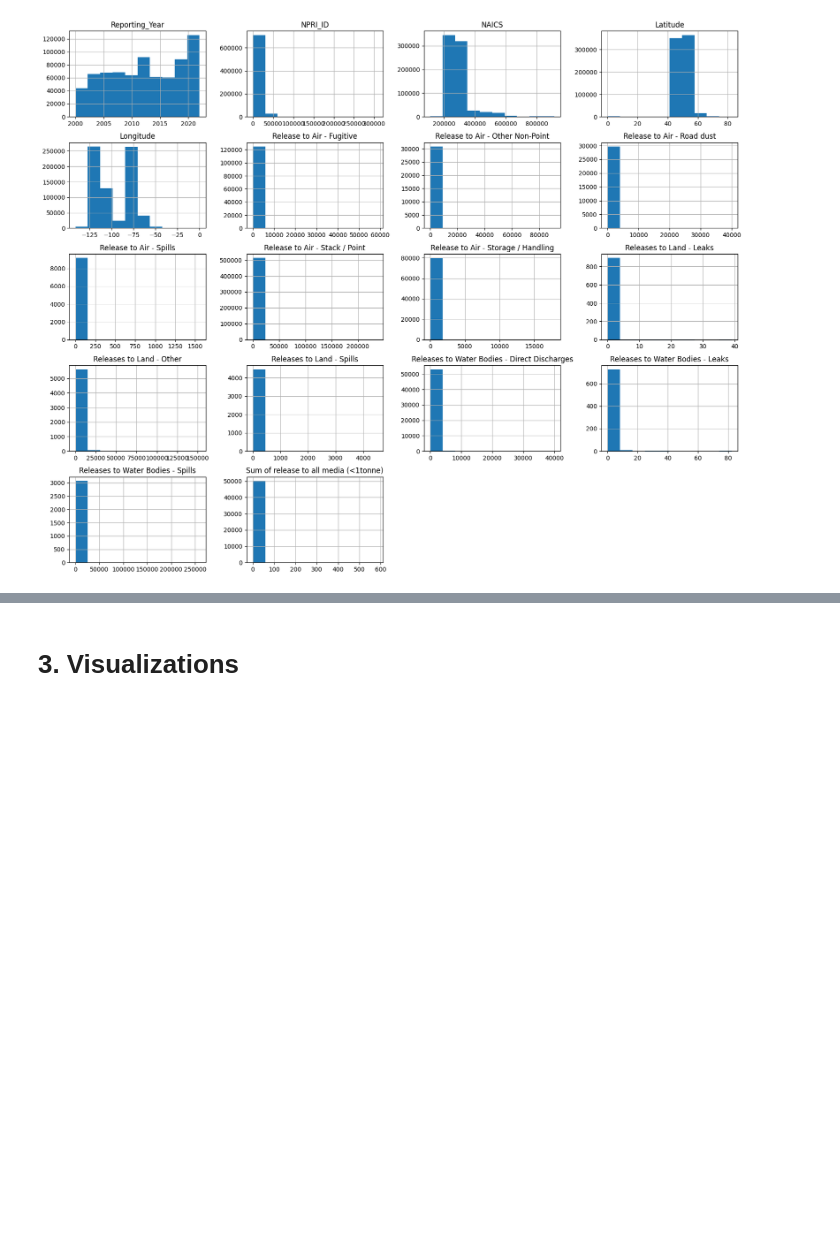
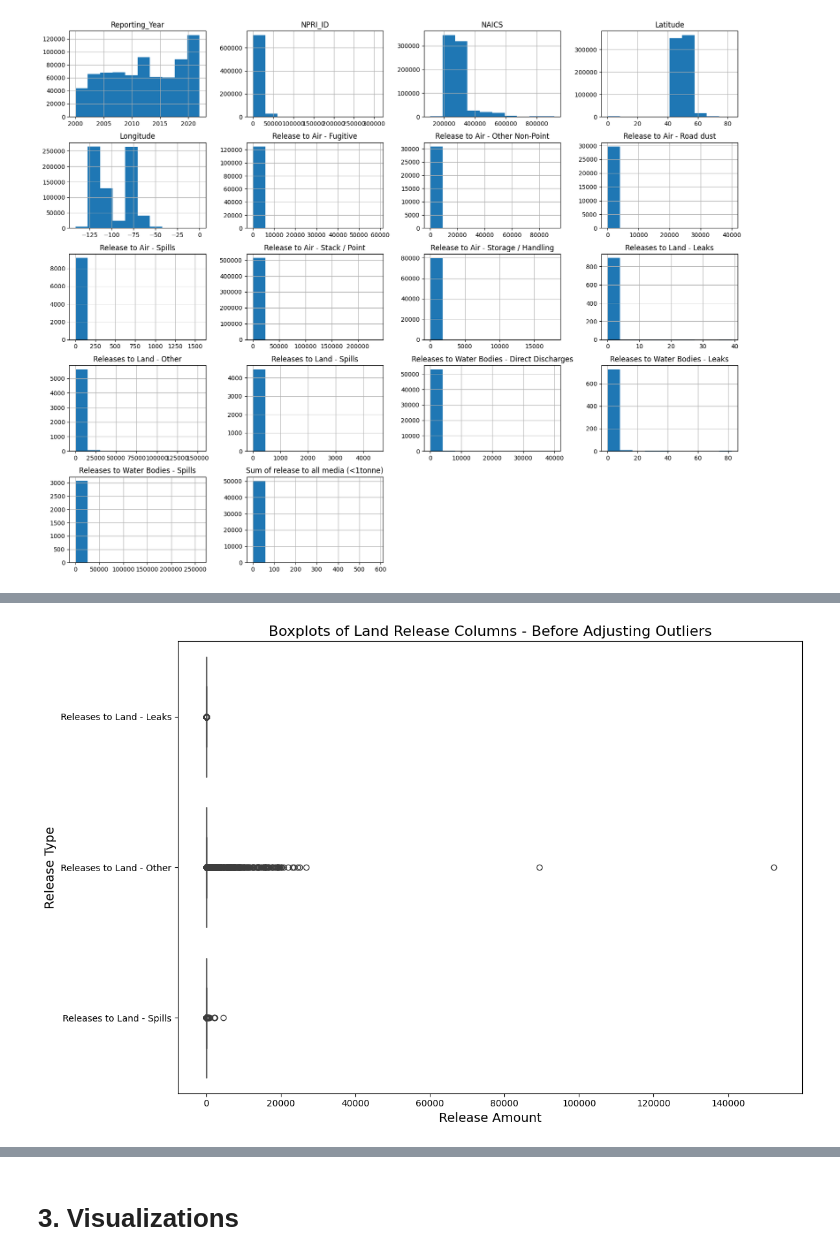
Before and after one commit to alekivetz/CMPT-2400, a Jupyter notebook: NPRI_EDA_AL.ipynb, the cells around one changed output, grey strips where cells are left out. Saved outputs shown, nothing was run; the diff lists cells and outputs as text; code cells hidden in the pictures; blank space fills up the shorter version.

```diff
--- a/NPRI_EDA_AL.ipynb
+++ b/NPRI_EDA_AL.ipynb
@@ -306,0 +436,11 @@ Outliers in Sum of release to all media (<1tonne): 6325, which represents 12.60%
+# %%
+# Boxplots for Land Release Columns
+plt.figure(figsize=(12, 8))
+sns.boxplot(data=df[land_columns], orient='h')
+plt.title('Boxplots of Land Release Columns - Before Adjusting Outliers', fontsize=16)
+plt.xlabel('Release Amount', fontsize=14)
+plt.ylabel('Release Type', fontsize=14)
+plt.tight_layout()
+plt.show()
+# %% [output]
+[figure, added]
```
Also changed, not shown: parts of 22 cells of this notebook.
